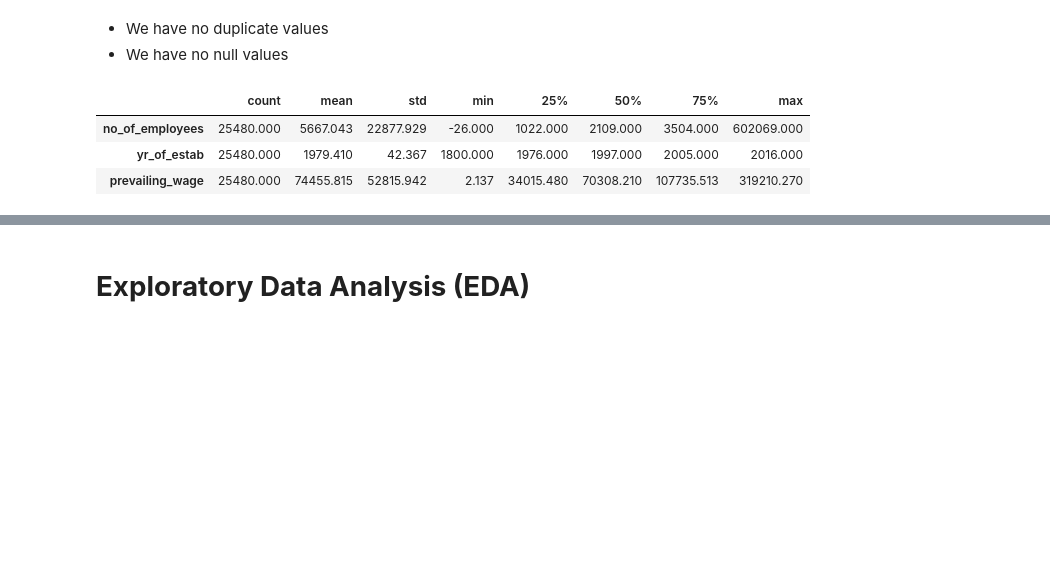
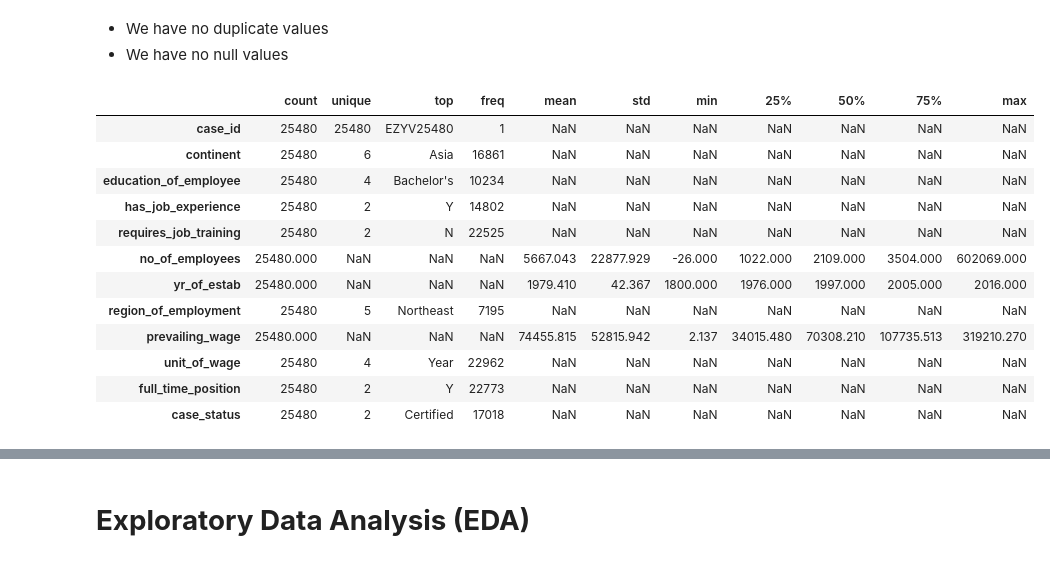
Before and after one commit to uday-d4/UTAI_AdvancedMachineLearningProject, a Jupyter notebook: Project_Full_Code_Notebook_EasyVisa (1).ipynb, the cells around one changed output, grey strips where cells are left out. Saved outputs shown, nothing was run; the diff lists cells and outputs as text; code cells hidden in the pictures; blank space fills up the shorter version.

```diff
--- a/Project_Full_Code_Notebook_EasyVisa (1).ipynb
+++ b/Project_Full_Code_Notebook_EasyVisa (1).ipynb
@@ -213,9 +213,18 @@ dtype: float64
 *   We have no null values
 # %%
 # let's view the statistical summary of the numerical columns in the data
-df.describe().T
+df.describe(include='all').T
 # %% [output]
-|  | count | mean | std | min | 25% | 50% | 75% | max |
-| no_of_employees | 25480.000 | 5667.043 | 22877.929 | -26.000 | 1022.000 | 2109.000 | 3504.000 | 602069.000 |
-| yr_of_estab | 25480.000 | 1979.410 | 42.367 | 1800.000 | 1976.000 | 1997.000 | 2005.000 | 2016.000 |
-| prevailing_wage | 25480.000 | 74455.815 | 52815.942 | 2.137 | 34015.480 | 70308.210 | 107735.513 | 319210.270 |
+|  | count | unique | top | freq | mean | std | min | 25% | 50% | 75% | max |
+| case_id | 25480 | 25480 | EZYV25480 | 1 | NaN | NaN | NaN | NaN | NaN | NaN | NaN |
+| continent | 25480 | 6 | Asia | 16861 | NaN | NaN | NaN | NaN | NaN | NaN | NaN |
+| education_of_employee | 25480 | 4 | Bachelor's | 10234 | NaN | NaN | NaN | NaN | NaN | NaN | NaN |
+| has_job_experience | 25480 | 2 | Y | 14802 | NaN | NaN | NaN | NaN | NaN | NaN | NaN |
+| requires_job_training | 25480 | 2 | N | 22525 | NaN | NaN | NaN | NaN | NaN | NaN | NaN |
+| no_of_employees | 25480.000 | NaN | NaN | NaN | 5667.043 | 22877.929 | -26.000 | 1022.000 | 2109.000 | 3504.000 | 602069.000 |
+| yr_of_estab | 25480.000 | NaN | NaN | NaN | 1979.410 | 42.367 | 1800.000 | 1976.000 | 1997.000 | 2005.000 | 2016.000 |
+| region_of_employment | 25480 | 5 | Northeast | 7195 | NaN | NaN | NaN | NaN | NaN | NaN | NaN |
+| prevailing_wage | 25480.000 | NaN | NaN | NaN | 74455.815 | 52815.942 | 2.137 | 34015.480 | 70308.210 | 107735.513 | 319210.270 |
+| unit_of_wage | 25480 | 4 | Year | 22962 | NaN | NaN | NaN | NaN | NaN | NaN | NaN |
+| full_time_position | 25480 | 2 | Y | 22773 | NaN | NaN | NaN | NaN | NaN | NaN | NaN |
+| case_status | 25480 | 2 | Certified | 17018 | NaN | NaN | NaN | NaN | NaN | NaN | NaN |
```
Also changed, not shown: parts of 1 cell of this notebook.
